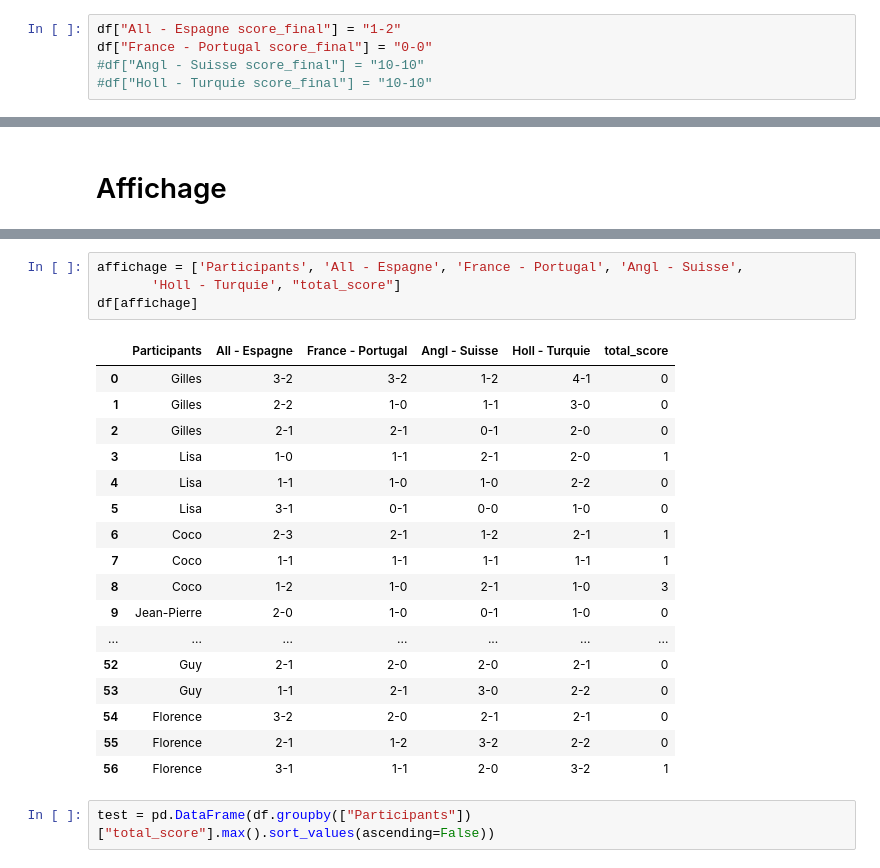
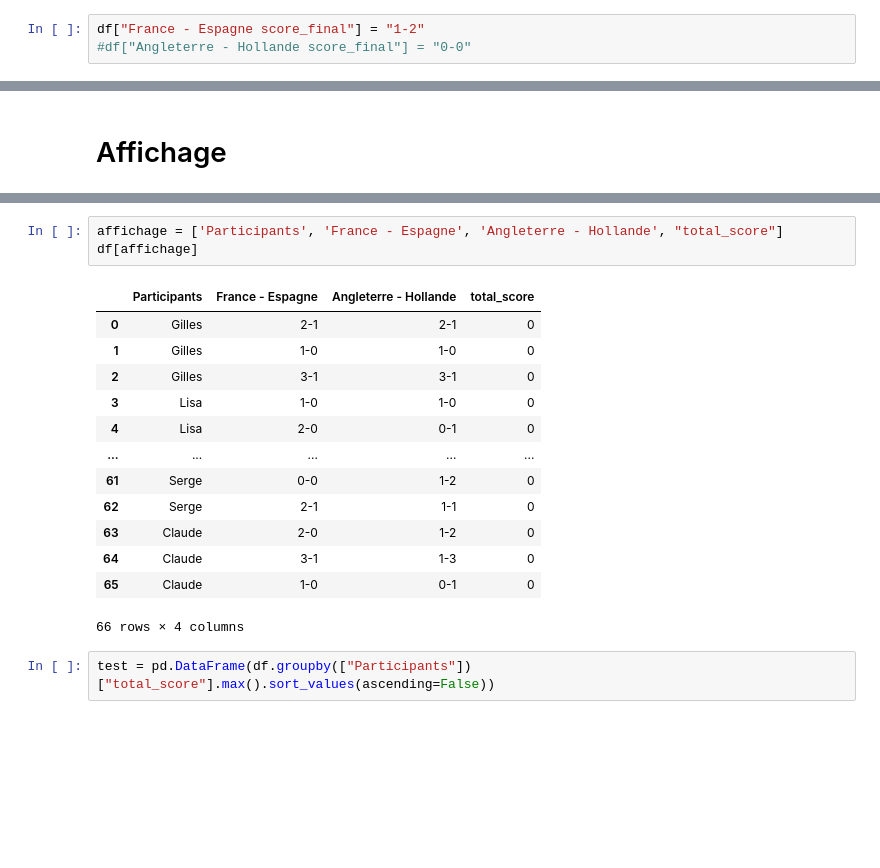
Before and after one commit to coraliegrobel/Classement, a Jupyter notebook: test2.ipynb, the cells around one changed output, grey strips where cells are left out. Saved outputs shown, nothing was run; the diff lists cells and outputs as text; blank space fills up the shorter version.

```diff
--- a/test2.ipynb
+++ b/test2.ipynb
@@ -59,8 +53,6 @@ Index(['All - Espagne', 'France - Portugal', 'Angl - Suisse',
 # %%
-df["All - Espagne score_final"] = "1-2"
-df["France - Portugal score_final"] = "0-0"
-#df["Angl - Suisse score_final"] = "10-10"
-#df["Holl - Turquie score_final"] = "10-10"
+df["France - Espagne score_final"] = "1-2"
+#df["Angleterre - Hollande score_final"] = "0-0"
 # %%
 # Function to calculate points
 def calculate_points(predicted, actual):
@@ -135,25 +118,20 @@ df[['Participants', 'All - Espagne', 'France - Portugal', 'Angl - Suisse',
 # %%
-affichage = ['Participants', 'All - Espagne', 'France - Portugal', 'Angl - Suisse',
-       'Holl - Turquie', "total_score"]
+affichage = ['Participants', 'France - Espagne', 'Angleterre - Hollande', "total_score"]
 df[affichage]
 # %% [output]
-|  | Participants | All - Espagne | France - Portugal | Angl - Suisse | Holl - Turquie | total_score |
-| 0 | Gilles | 3-2 | 3-2 | 1-2 | 4-1 | 0 |
-| 1 | Gilles | 2-2 | 1-0 | 1-1 | 3-0 | 0 |
-| 2 | Gilles | 2-1 | 2-1 | 0-1 | 2-0 | 0 |
-| 3 | Lisa | 1-0 | 1-1 | 2-1 | 2-0 | 1 |
-| 4 | Lisa | 1-1 | 1-0 | 1-0 | 2-2 | 0 |
-| 5 | Lisa | 3-1 | 0-1 | 0-0 | 1-0 | 0 |
-| 6 | Coco | 2-3 | 2-1 | 1-2 | 2-1 | 1 |
-| 7 | Coco | 1-1 | 1-1 | 1-1 | 1-1 | 1 |
-| 8 | Coco | 1-2 | 1-0 | 2-1 | 1-0 | 3 |
-| 9 | Jean-Pierre | 2-0 | 1-0 | 0-1 | 1-0 | 0 |
-| ... | ... | ... | ... | ... | ... | ... |
-| 52 | Guy | 2-1 | 2-0 | 2-0 | 2-1 | 0 |
-| 53 | Guy | 1-1 | 2-1 | 3-0 | 2-2 | 0 |
-| 54 | Florence | 3-2 | 2-0 | 2-1 | 2-1 | 0 |
-| 55 | Florence | 2-1 | 1-2 | 3-2 | 2-2 | 0 |
-| 56 | Florence | 3-1 | 1-1 | 2-0 | 3-2 | 1 |
+|  | Participants | France - Espagne | Angleterre - Hollande | total_score |
+| 0 | Gilles | 2-1 | 2-1 | 0 |
+| 1 | Gilles | 1-0 | 1-0 | 0 |
+| 2 | Gilles | 3-1 | 3-1 | 0 |
+| 3 | Lisa | 1-0 | 1-0 | 0 |
+| 4 | Lisa | 2-0 | 0-1 | 0 |
+| ... | ... | ... | ... | ... |
+| 61 | Serge | 0-0 | 1-2 | 0 |
+| 62 | Serge | 2-1 | 1-1 | 0 |
+| 63 | Claude | 2-0 | 1-2 | 0 |
+| 64 | Claude | 3-1 | 1-3 | 0 |
+| 65 | Claude | 1-0 | 0-1 | 0 |
+66 rows × 4 columns
 # %%
 test = pd.DataFrame(df.groupby(["Participants"])["total_score"].max().sort_values(ascending=False))
 # %%
```
Also changed, not shown: parts of 8 cells of this notebook, 2 other files.
